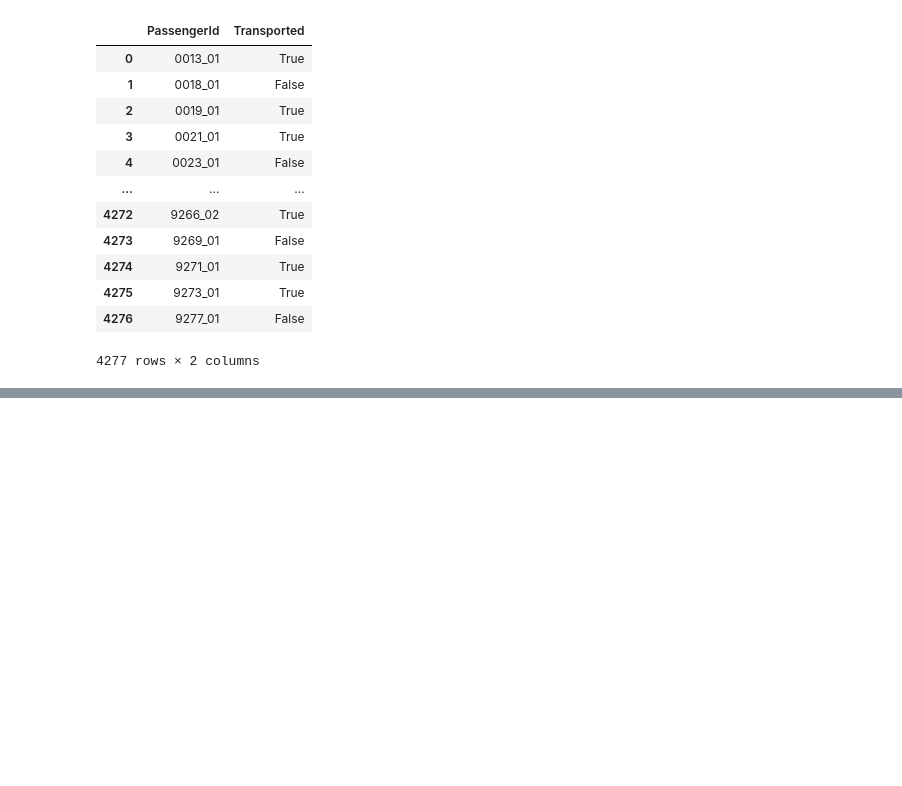
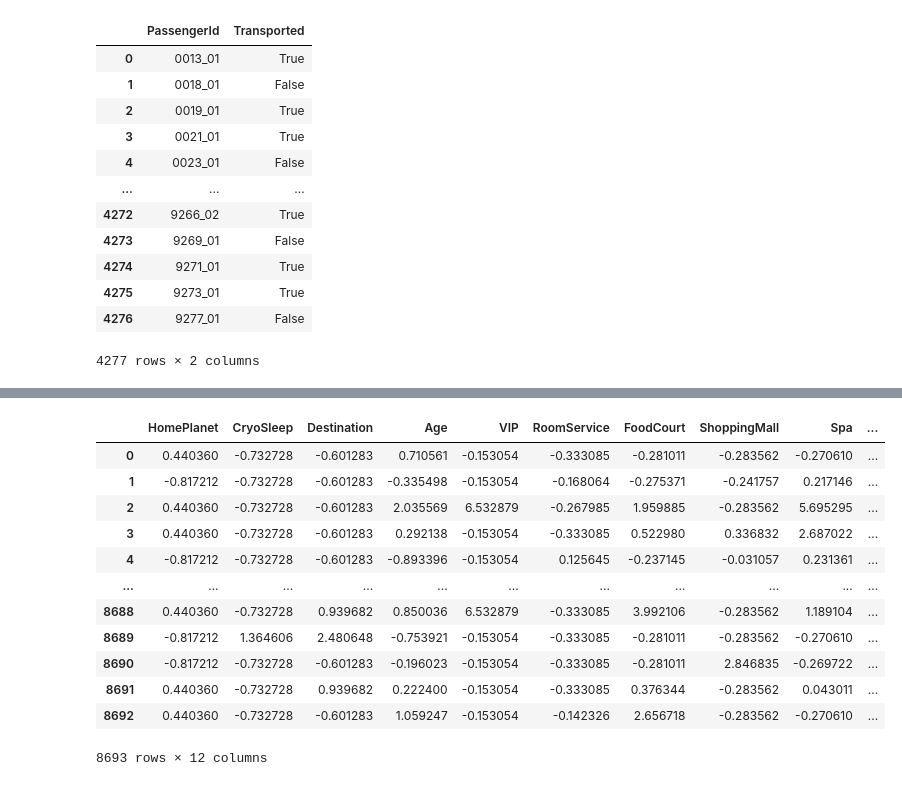
Before and after one commit to elfhub97/Titanic-Spaceship-EDA-And-Classifiaction, a Jupyter notebook: Titanic_space.ipynb, the cells around one changed output, grey strips where cells are left out. Drawn from its saved outputs; the diff is of its cells as text; code cells hidden in the pictures; blank space fills up the shorter version.

```diff
--- a/Titanic_space.ipynb
+++ b/Titanic_space.ipynb
@@ -1220,0 +1239,19 @@ test_submission.to_csv("submission.csv",index=False)
+# %%
+std=x.std(axis=0)
+# %%
+x /=std
+x
+# %% [output]
+|  | HomePlanet | CryoSleep | Destination | Age | VIP | RoomService | FoodCourt | ShoppingMall | Spa | ... |
+| 0 | 0.440360 | -0.732728 | -0.601283 | 0.710561 | -0.153054 | -0.333085 | -0.281011 | -0.283562 | -0.270610 | ... |
+| 1 | -0.817212 | -0.732728 | -0.601283 | -0.335498 | -0.153054 | -0.168064 | -0.275371 | -0.241757 | 0.217146 | ... |
+| 2 | 0.440360 | -0.732728 | -0.601283 | 2.035569 | 6.532879 | -0.267985 | 1.959885 | -0.283562 | 5.695295 | ... |
+| 3 | 0.440360 | -0.732728 | -0.601283 | 0.292138 | -0.153054 | -0.333085 | 0.522980 | 0.336832 | 2.687022 | ... |
+| 4 | -0.817212 | -0.732728 | -0.601283 | -0.893396 | -0.153054 | 0.125645 | -0.237145 | -0.031057 | 0.231361 | ... |
+| ... | ... | ... | ... | ... | ... | ... | ... | ... | ... | ... |
+| 8688 | 0.440360 | -0.732728 | 0.939682 | 0.850036 | 6.532879 | -0.333085 | 3.992106 | -0.283562 | 1.189104 | ... |
+| 8689 | -0.817212 | 1.364606 | 2.480648 | -0.753921 | -0.153054 | -0.333085 | -0.281011 | -0.283562 | -0.270610 | ... |
+| 8690 | -0.817212 | -0.732728 | -0.601283 | -0.196023 | -0.153054 | -0.333085 | -0.281011 | 2.846835 | -0.269722 | ... |
+| 8691 | 0.440360 | -0.732728 | 0.939682 | 0.222400 | -0.153054 | -0.333085 | 0.376344 | -0.283562 | 0.043011 | ... |
+| 8692 | 0.440360 | -0.732728 | -0.601283 | 1.059247 | -0.153054 | -0.142326 | 2.656718 | -0.283562 | -0.270610 | ... |
+8693 rows × 12 columns
```
Also changed, not shown: parts of 46 cells of this notebook.
